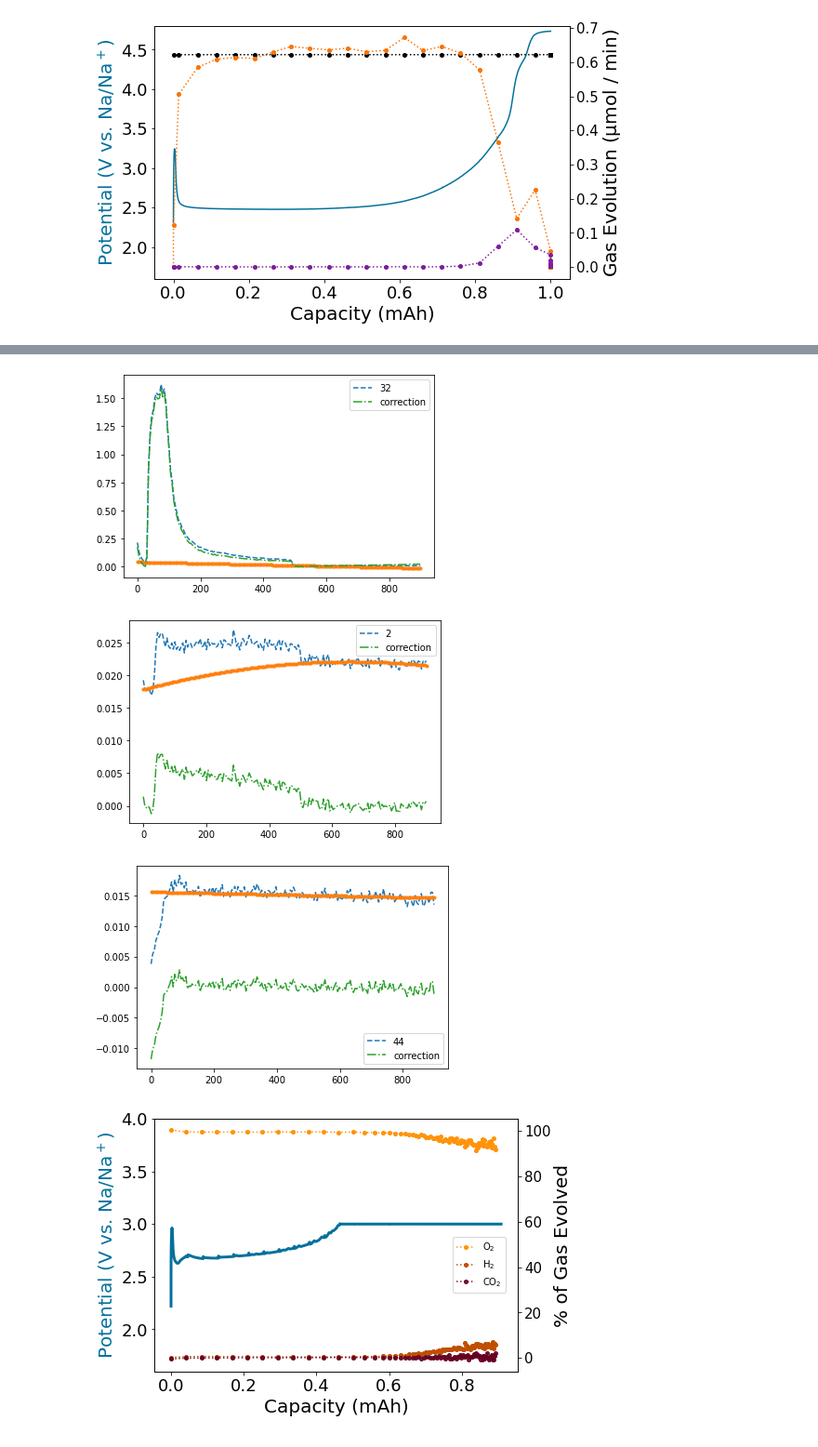
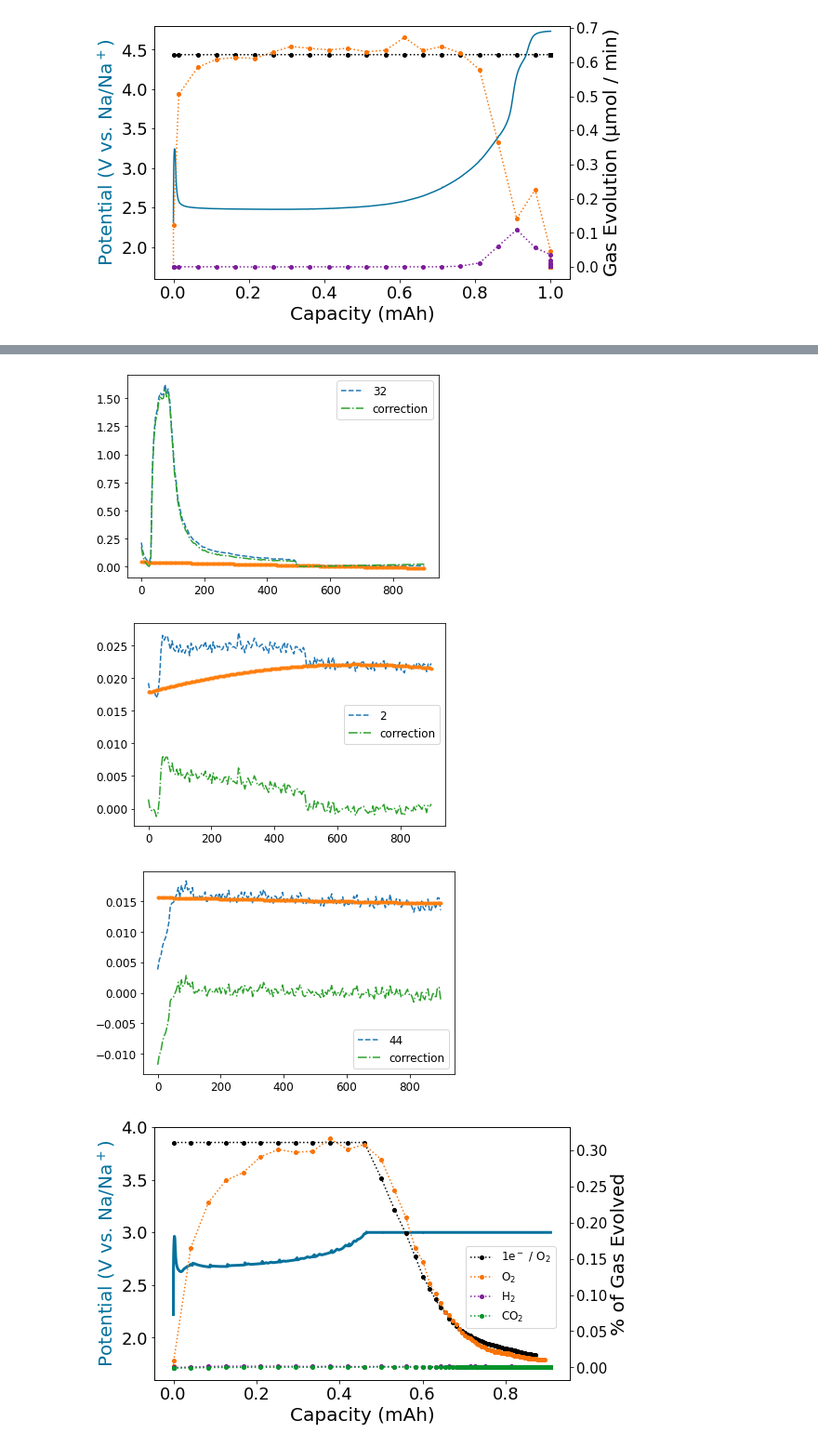
Before and after one commit to ekedzie/notebooks, a Jupyter notebook: DEMS Analysis.ipynb, the cells around one changed output, grey strips where cells are left out. Shown at 93% size. Cells and saved outputs as stored; diff of their text form; code cells hidden in the pictures.

```diff
--- a/DEMS Analysis.ipynb
+++ b/DEMS Analysis.ipynb
@@ -371,38 +368,38 @@ print(str(endi*10**6) + ' microamps')
 print(mcmb_fold[3]['time/s'].iloc[-1]/60)
 
 # plt.figure()
 # plt.plot(mcmb_fold[1]['Capacity/mA.h'], mcmb_fold[1]['I/mA'], 'orange')
 # plt.plot(mcmb_fold[2]['Capacity/mA.h'] + end1, mcmb_fold[2]['I/mA'], 'orange')
 # plt.plot(mcmb_fold[3]['Capacity/mA.h'] + end1+end2, mcmb_fold[3]['I/mA'], 'orange')
 #plt.savefig('/Users/kedzie/Desktop/mcmb dems current.png', transparent = True, dpi=600, bbox_inches='tight')
 
 
-plot_dems2(mcmb_fold, mcmbdem, r=1, n=1, percent='on')
+plot_dems2(mcmb_fold, mcmbdem, r=1, n=1)
 #plt.savefig('/Users/kedzie/Desktop/MCMB CA dems percent.png', transparent = True, dpi=600, bbox_inches='tight')
 
 
 #plt.savefig('/Users/kedzie/Desktop/mcmb dems.png', transparent = True, dpi=600, bbox_inches='tight')
 
 # preddem= read_dems('/Users/kedzie/Documents/Berkeley/Research/Data/2019/190413_Na_graphite_pred_CA_dems/190413_Na_graphite_pred_CA_dems_chrg_2019-04-13_15.20_46_ch2.txt')
 # pred_fold= find_charge('/Users/kedzie/Documents/Berkeley/Research/Data/2019/190413_Na_graphite_pred_CA_dems/')
 
 # print(pred_fold[1]['Capacity/mA.h'].iloc[-1]+pred_fold[2]['Capacity/mA.h'].iloc[-1]+pred_fold[3]['Capacity/mA.h'].iloc[-1])
 
 # plot_dems2(pred_fold, preddem, r=1, n=1)
 #plt.savefig('/Users/kedzie/Desktop/pred dems.png', transparent = True, dpi=600, bbox_inches='tight')
 # %% [output]
 end cap: 0.9998122188780044
 0.9079581623276074
 25.837851 microamps
 487.74017653012527
 0.9079581623276074
 29.898723305792952 0.40686402288879897 0.014850737496175576
 umoles O2: 29.898723305792952
 e per mol: 1.1330677868048018
-[figure, old version]
+[figure, new version]
-[figure, old version]
+[figure, new version]
-[figure, old version]
+[figure, new version]
-[figure, old version]
+[figure, new version]
 # %%
 #plot chronoamperometric charge on DEMS
 def plot_dems2(chrg_ec, demi, r, ethylene='None', n=1 , percent='None'):
```
Also changed, not shown: parts of 9 cells of this notebook, 2 other files.
